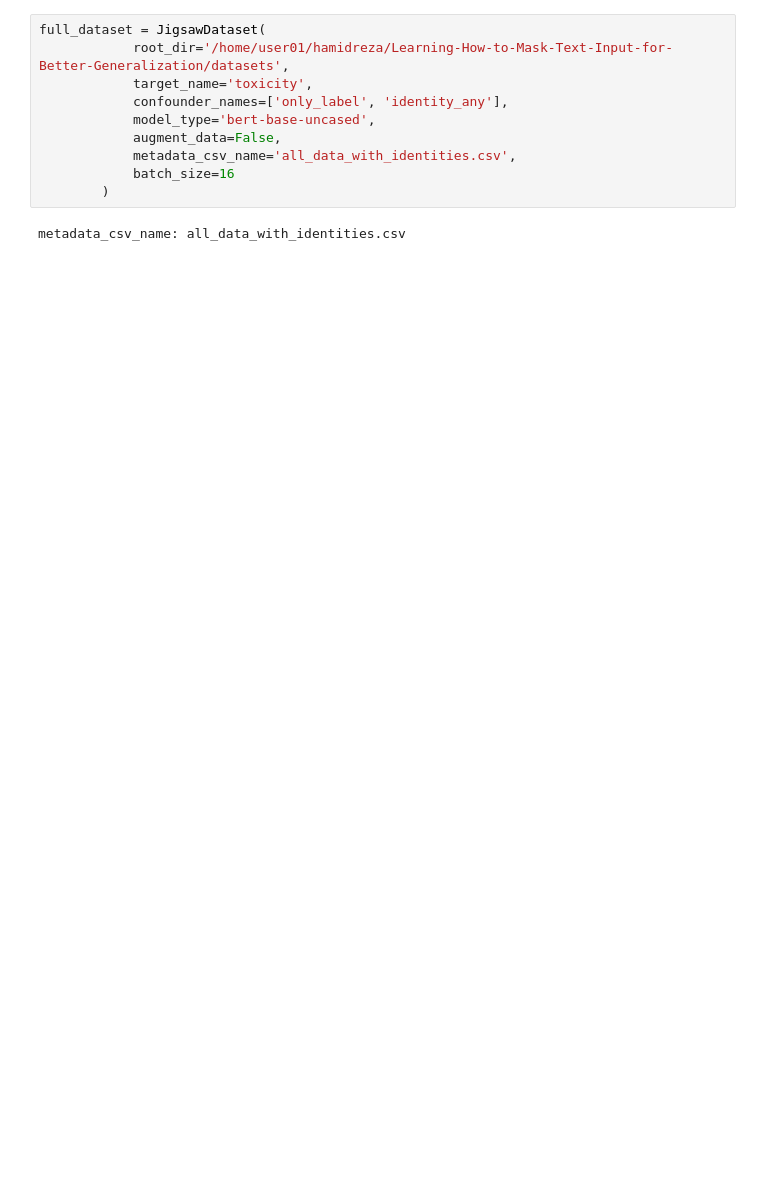
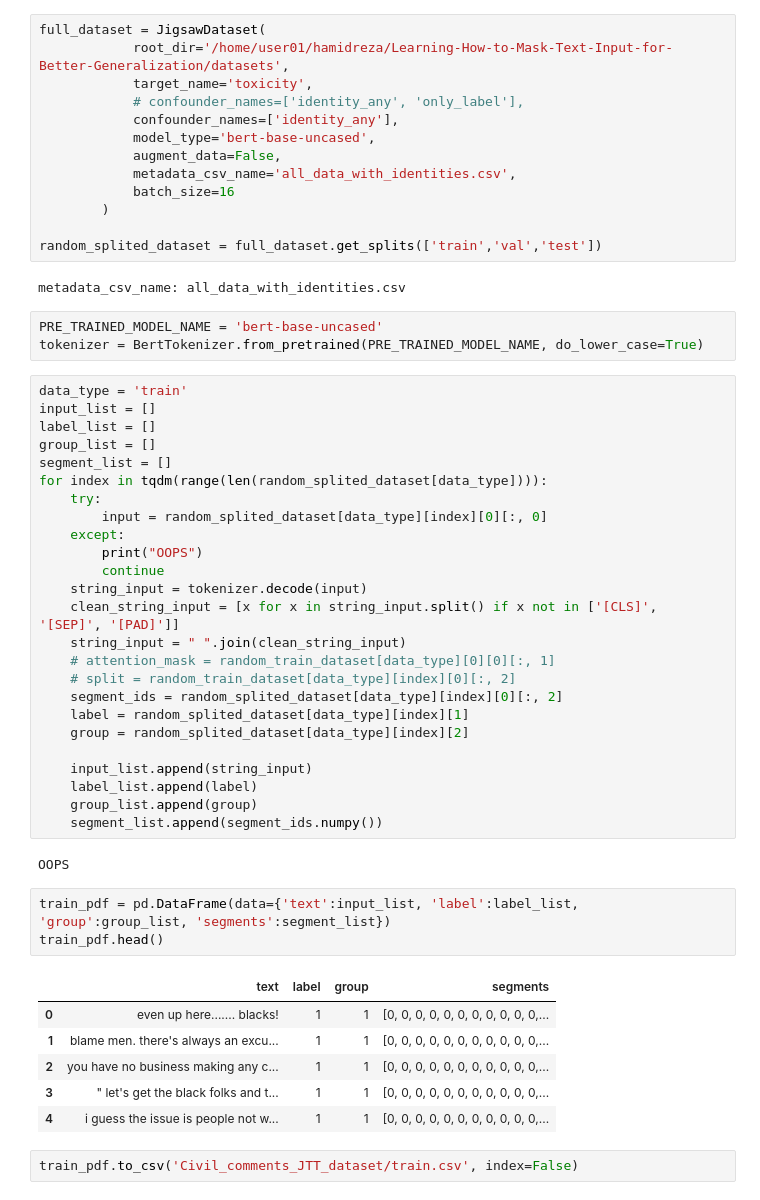
Before and after one commit to hamidrezayaghobi/Learning-How-to-Mask-Text-Input-for-Better-Generalization, a Jupyter notebook: datasets/create_dataset.ipynb, the cells around one changed output. Saved outputs shown, nothing was run; the diff lists cells and outputs as text; blank space fills up the shorter version.

Commit message:
add civil stuff

```diff
--- a/datasets/create_dataset.ipynb
+++ b/datasets/create_dataset.ipynb
@@ -466,11 +501,56 @@ pwd
 full_dataset = JigsawDataset(
             root_dir='/home/user01/hamidreza/Learning-How-to-Mask-Text-Input-for-Better-Generalization/datasets',
             target_name='toxicity',
-            confounder_names=['only_label', 'identity_any'],
+            # confounder_names=['identity_any', 'only_label'],
+            confounder_names=['identity_any'],
             model_type='bert-base-uncased',
             augment_data=False,
             metadata_csv_name='all_data_with_identities.csv',
             batch_size=16
         )
+
+random_splited_dataset = full_dataset.get_splits(['train','val','test'])
 # %% [output]
 metadata_csv_name: all_data_with_identities.csv
+# %%
+PRE_TRAINED_MODEL_NAME = 'bert-base-uncased'
+tokenizer = BertTokenizer.from_pretrained(PRE_TRAINED_MODEL_NAME, do_lower_case=True)
+# %%
+data_type = 'train'
+input_list = []
+label_list = []
+group_list = []
+segment_list = []
+for index in tqdm(range(len(random_splited_dataset[data_type]))):
+    try:
+        input = random_splited_dataset[data_type][index][0][:, 0]
+    except:
+        print("OOPS")
+        continue
+    string_input = tokenizer.decode(input)
+    clean_string_input = [x for x in string_input.split() if x not in ['[CLS]', '[SEP]', '[PAD]']]
+    string_input = " ".join(clean_string_input)
+    # attention_mask = random_train_dataset[data_type][0][0][:, 1]
+    # split = random_train_dataset[data_type][index][0][:, 2]
+    segment_ids = random_splited_dataset[data_type][index][0][:, 2]
+    label = random_splited_dataset[data_type][index][1]
+    group = random_splited_dataset[data_type][index][2]
+
+    input_list.append(string_input)
+    label_list.append(label)
+    group_list.append(group)
+    segment_list.append(segment_ids.numpy())
+# %% [output]
+OOPS
+# %%
+train_pdf = pd.DataFrame(data={'text':input_list, 'label':label_list, 'group':group_list, 'segments':segment_list})
+train_pdf.head()
+# %% [output]
+|  | text | label | group | segments |
+| 0 | even up here....... blacks! | 1 | 1 | [0, 0, 0, 0, 0, 0, 0, 0, 0, 0, 0,... |
+| 1 | blame men. there's always an excu... | 1 | 1 | [0, 0, 0, 0, 0, 0, 0, 0, 0, 0, 0,... |
+| 2 | you have no business making any c... | 1 | 1 | [0, 0, 0, 0, 0, 0, 0, 0, 0, 0, 0,... |
+| 3 | " let's get the black folks and t... | 1 | 1 | [0, 0, 0, 0, 0, 0, 0, 0, 0, 0, 0,... |
+| 4 | i guess the issue is people not w... | 1 | 1 | [0, 0, 0, 0, 0, 0, 0, 0, 0, 0, 0,... |
+# %%
+train_pdf.to_csv('Civil_comments_JTT_dataset/train.csv', index=False)
```
Also changed, not shown: parts of 7 cells of this notebook, 3 other files.
